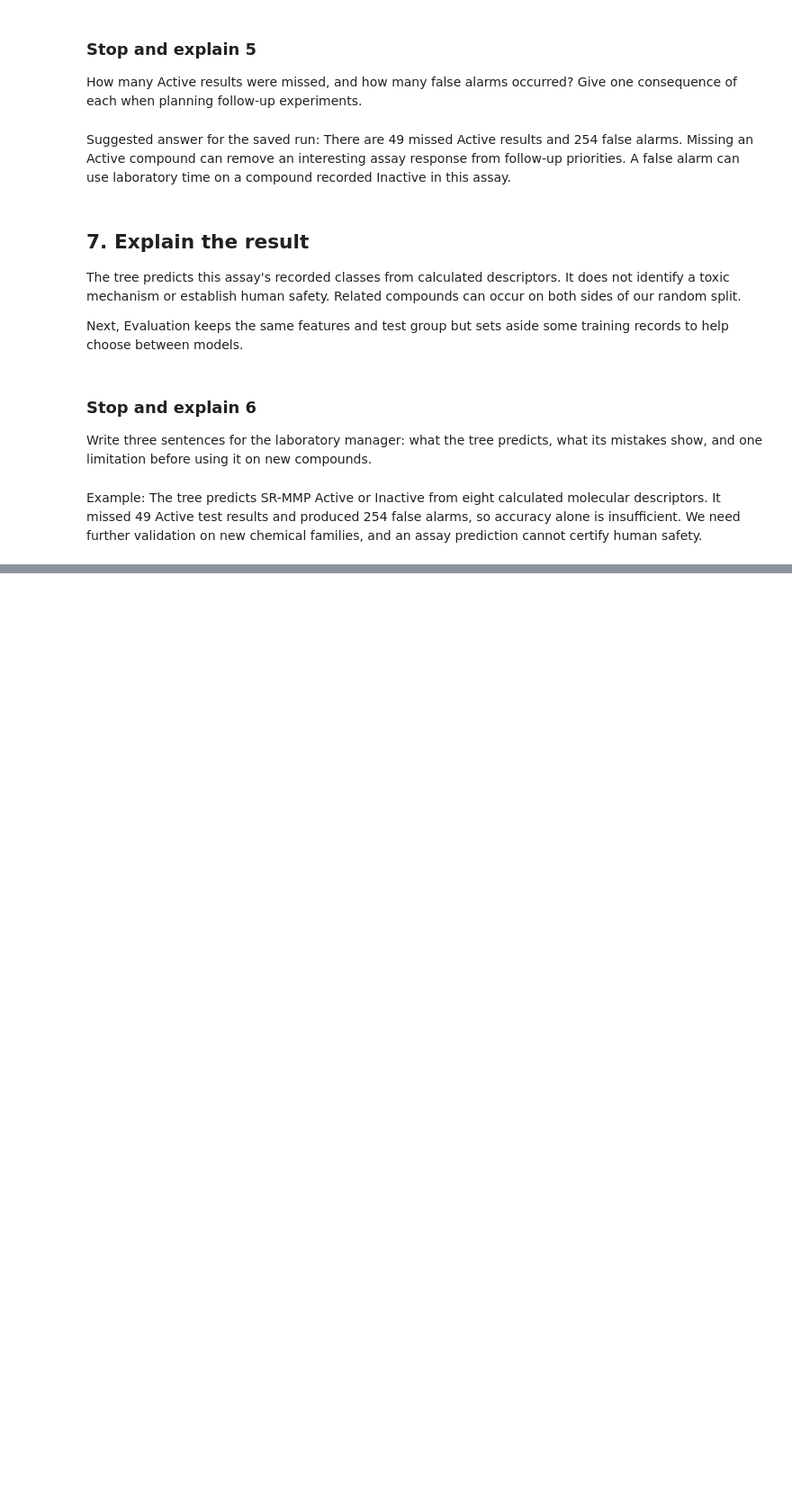
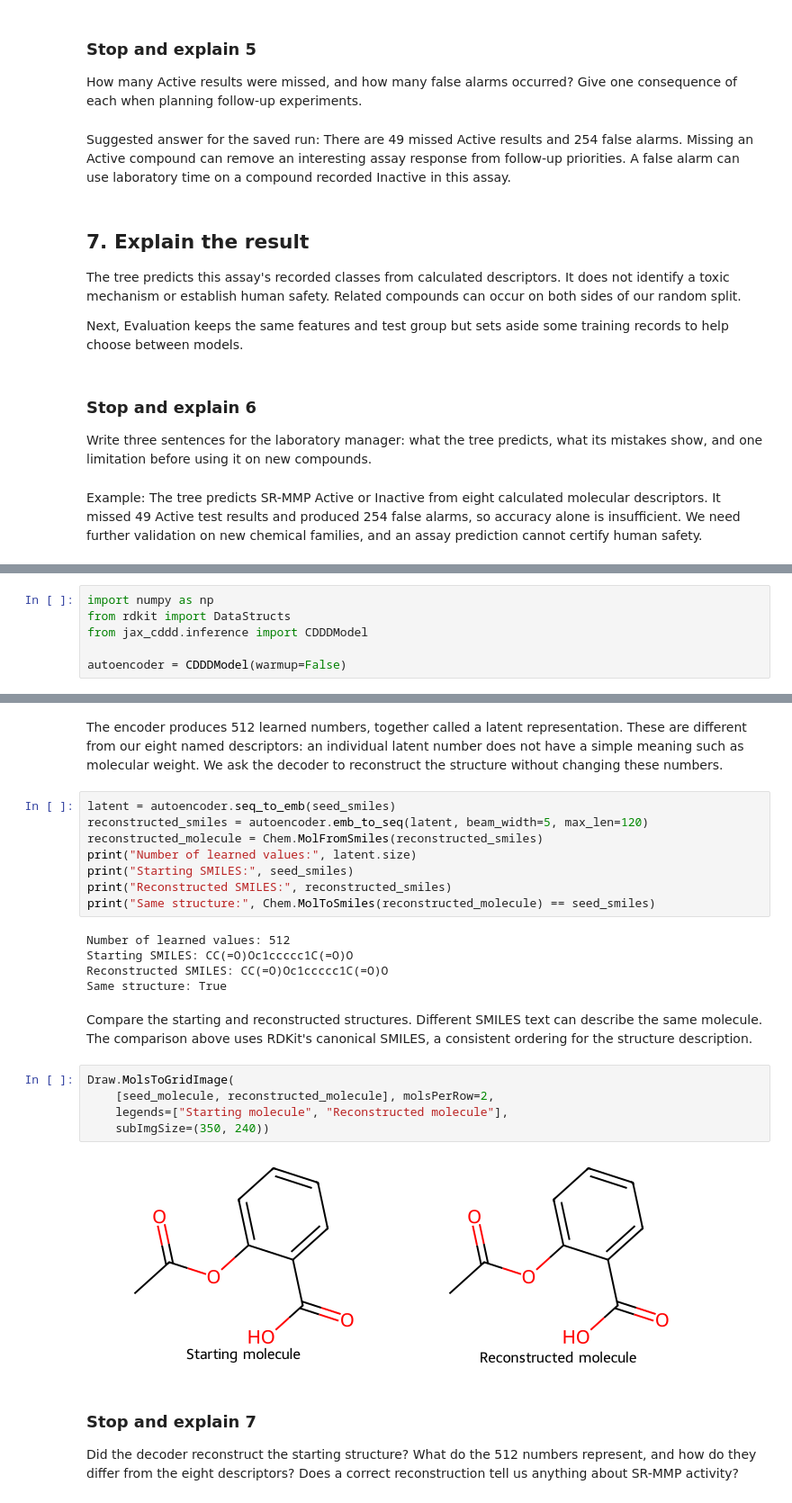
Before and after one commit to CompOmics/ML_AI_Analytical_Chemistry_Course, a Jupyter notebook: 01_Foundations/notebooks/TD1_tox21_solution.ipynb, the cells around one changed output, grey strips where cells are left out. Shown at 90% size. Saved outputs shown, nothing was run; the diff lists cells and outputs as text; blank space fills up the shorter version.

```diff
--- a/01_Foundations/notebooks/TD1_tox21_solution.ipynb
+++ b/01_Foundations/notebooks/TD1_tox21_solution.ipynb
@@ -348,0 +372,6 @@ cannot certify human safety.
+# %%
+import numpy as np
+from rdkit import DataStructs
+from jax_cddd.inference import CDDDModel
+
+autoencoder = CDDDModel(warmup=False)
@@ -348,0 +394,36 @@ cannot certify human safety.
+# %% [markdown]
+The encoder produces 512 learned numbers, together called a latent
+representation. These are different from our eight named descriptors:
+an individual latent number does not have a simple meaning such as
+molecular weight. We ask the decoder to reconstruct the structure
+without changing these numbers.
+# %%
+latent = autoencoder.seq_to_emb(seed_smiles)
+reconstructed_smiles = autoencoder.emb_to_seq(latent, beam_width=5, max_len=120)
+reconstructed_molecule = Chem.MolFromSmiles(reconstructed_smiles)
+print("Number of learned values:", latent.size)
+print("Starting SMILES:", seed_smiles)
+print("Reconstructed SMILES:", reconstructed_smiles)
+print("Same structure:", Chem.MolToSmiles(reconstructed_molecule) == seed_smiles)
+# %% [output]
+Number of learned values: 512
+Starting SMILES: CC(=O)Oc1ccccc1C(=O)O
+Reconstructed SMILES: CC(=O)Oc1ccccc1C(=O)O
+Same structure: True
+# %% [markdown]
+Compare the starting and reconstructed structures. Different SMILES
+text can describe the same molecule. The comparison above uses RDKit's
+canonical SMILES, a consistent ordering for the structure description.
+# %%
+Draw.MolsToGridImage(
+    [seed_molecule, reconstructed_molecule], molsPerRow=2,
+    legends=["Starting molecule", "Reconstructed molecule"],
+    subImgSize=(350, 240))
+# %% [output]
+[figure, added]
+# %% [markdown]
+### Stop and explain 7
+
+Did the decoder reconstruct the starting structure? What do the 512
+numbers represent, and how do they differ from the eight descriptors?
+Does a correct reconstruction tell us anything about SR-MMP activity?
```
Also changed, not shown: parts of 28 cells of this notebook, 3 other files.
